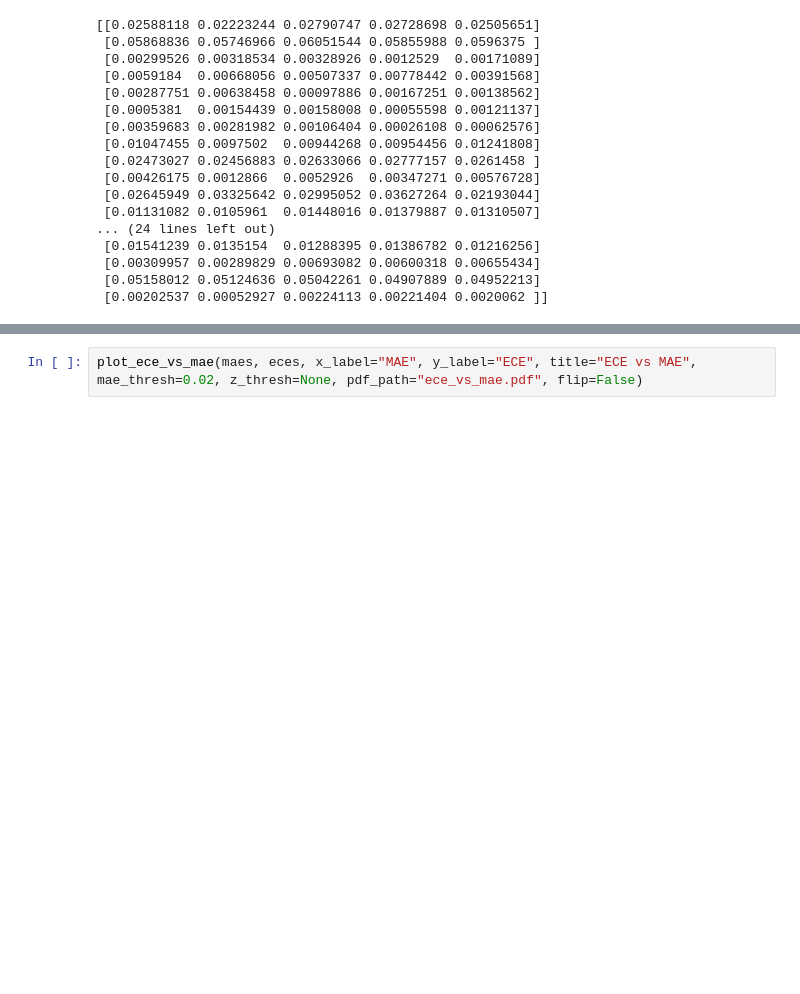
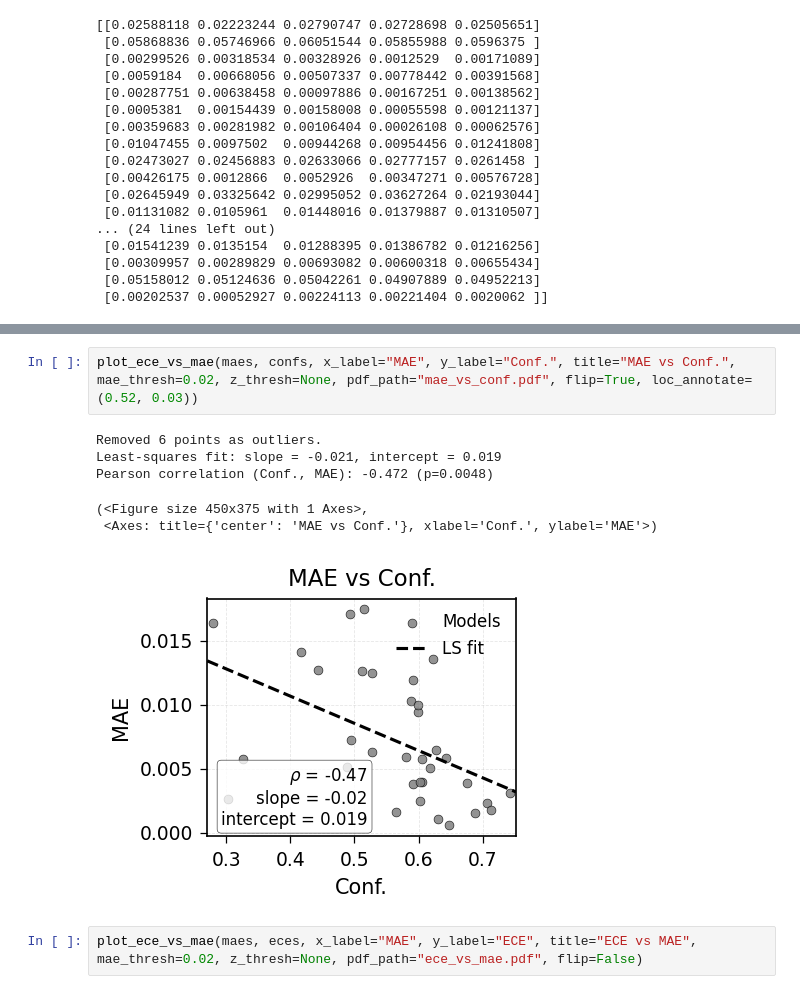
Before and after one commit to arubique/disco-public, a Jupyter notebook: notebooks/compute_ece_for_test_models.ipynb, the cells around one changed output, grey strips where cells are left out. Saved outputs shown, nothing was run; the diff lists cells and outputs as text; blank space fills up the shorter version.

```diff
--- a/notebooks/compute_ece_for_test_models.ipynb
+++ b/notebooks/compute_ece_for_test_models.ipynb
@@ -1008,3 +910,12 @@ Pearson correlation (ECE, MAE): 0.489 (p=0.0034)
+# %%
+plot_ece_vs_mae(maes, confs, x_label="MAE", y_label="Conf.", title="MAE vs Conf.", mae_thresh=0.02, z_thresh=None, pdf_path="mae_vs_conf.pdf", flip=True, loc_annotate=(0.52, 0.03))
+# %% [output]
+Removed 6 points as outliers.
+Least-squares fit: slope = -0.021, intercept = 0.019
+Pearson correlation (Conf., MAE): -0.472 (p=0.0048)
+(<Figure size 450x375 with 1 Axes>,
+ <Axes: title={'center': 'MAE vs Conf.'}, xlabel='Conf.', ylabel='MAE'>)
+[figure, added]
 # %%
 plot_ece_vs_mae(maes, eces, x_label="MAE", y_label="ECE", title="ECE vs MAE", mae_thresh=0.02, z_thresh=None, pdf_path="ece_vs_mae.pdf", flip=False)
 # %% [output]
```
Also changed, not shown: parts of 14 cells of this notebook, 5 other files.
